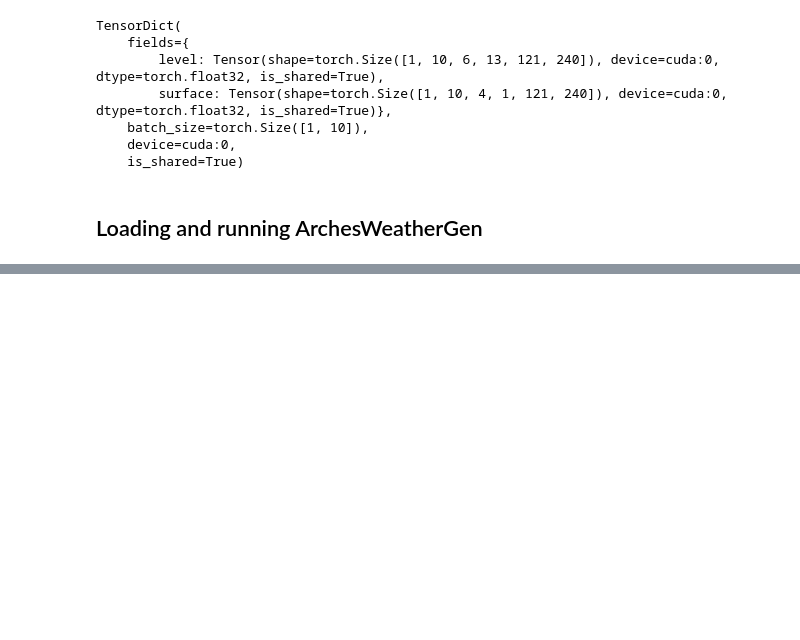
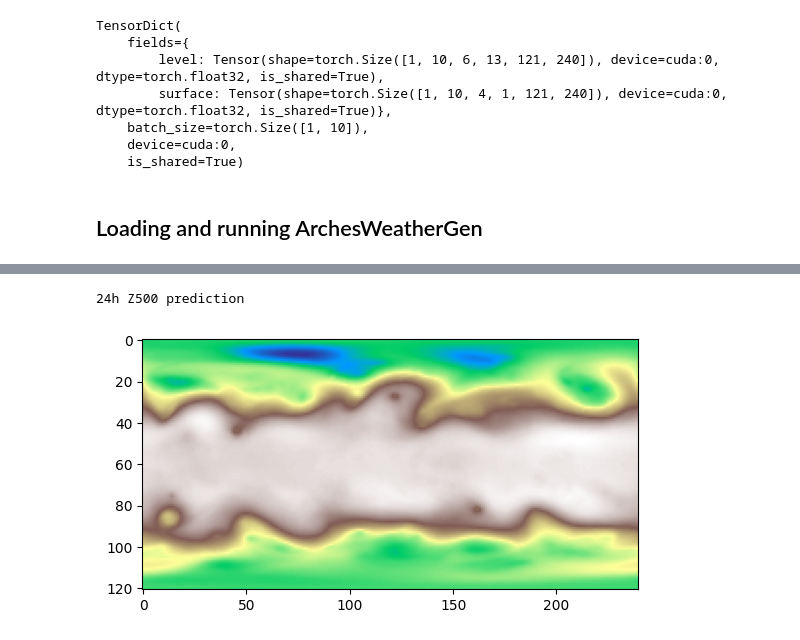
Before and after one commit to robert-DL/geoarches, a Jupyter notebook: docs/archesweather/run.ipynb, the cells around one changed output, grey strips where cells are left out. Drawn from its saved outputs; the diff is of its cells as text; code cells hidden in the pictures; blank space fills up the shorter version.

```diff
--- a/docs/archesweather/run.ipynb
+++ b/docs/archesweather/run.ipynb
@@ -40,9 +60,9 @@ Restored from modelstore/archesweather-m-seed0/checkpoints/checkpoint.ckpt
 from geoarches.dataloaders.era5 import Era5Forecast
 
 ds = Era5Forecast(
+    stats_cfg=config.stats,
     path="data/era5_240/full",  # default path
     load_prev=True,  # whether to load previous state
-    norm_scheme="pangu",  # default normalization scheme
     domain="test",  # domain to consider. domain = 'test' loads the 2020 period
 )
 # %% [output]
@@ -144,6 +179,13 @@ batch = {k: v[None].to(device) for k, v in ds[0].items()}
 sample = gen_model.sample(
     batch, seed=seed, num_steps=num_steps, scale_input_noise=scale_input_noise
 ).cpu()
+# %%
+print("24h Z500 prediction")
+plt.imshow(sample["level"][0, 0, 7], cmap="terrain")
+plt.show()
+# %% [output]
+24h Z500 prediction
+[figure, added]
 # %%
 # run a model auto-regressively
 
```
Also changed, not shown: parts of 8 cells of this notebook, 1 other file.
